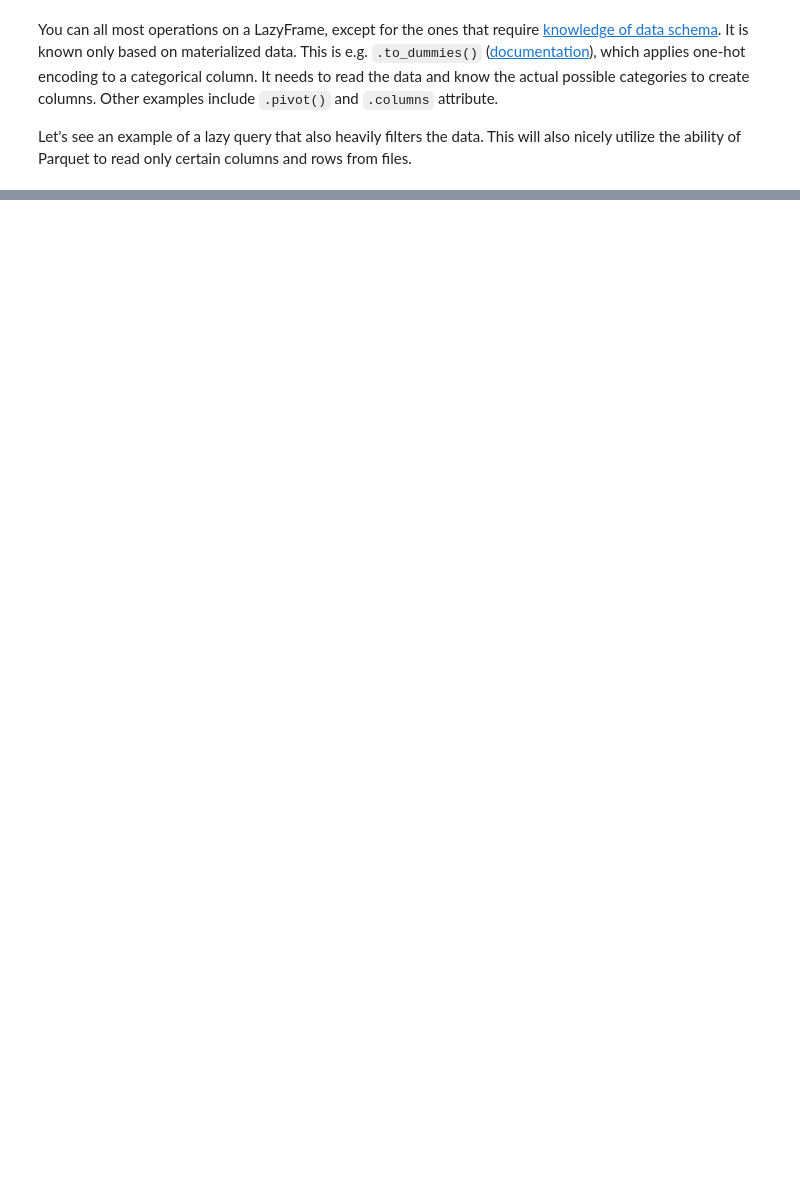
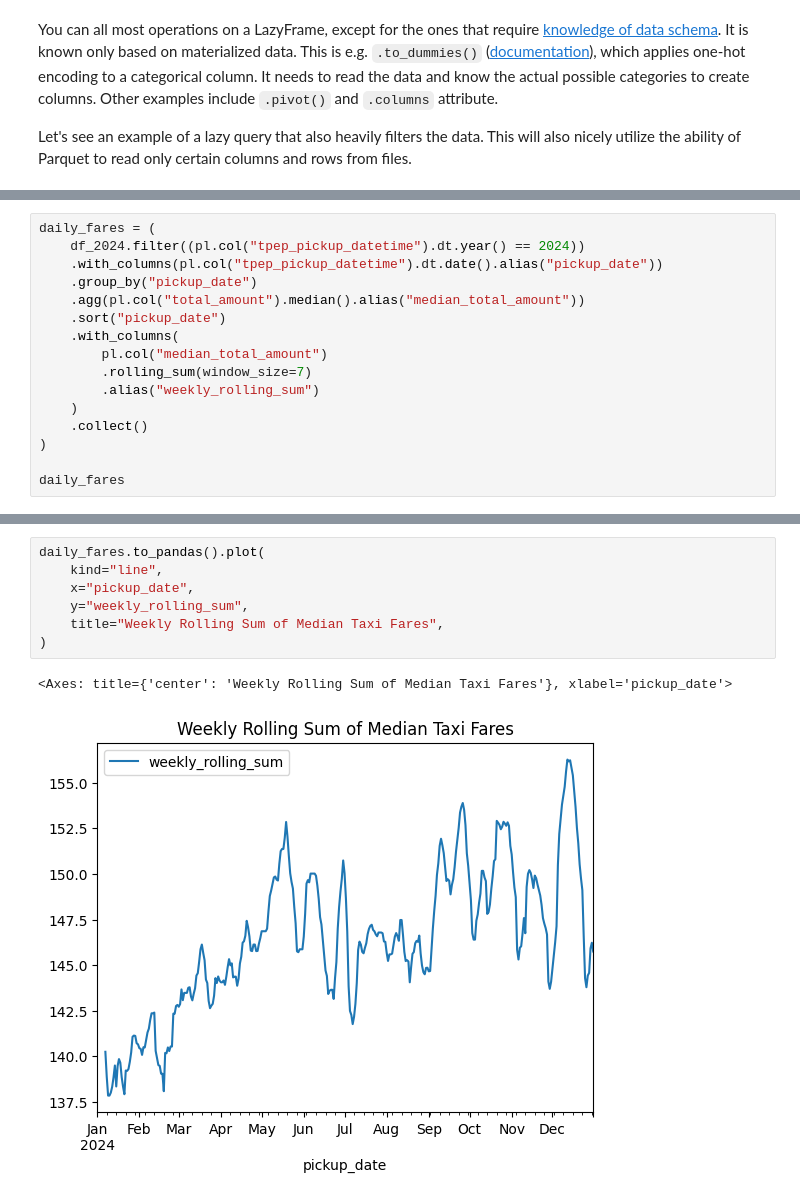
Before and after one commit to lkwinta/mlops, a Jupyter notebook: lab3/lab/notebook_polars.ipynb, the cells around one changed output, grey strips where cells are left out. Drawn from its saved outputs; the diff is of its cells as text; blank space fills up the shorter version.

```diff
--- a/lab3/lab/notebook_polars.ipynb
+++ b/lab3/lab/notebook_polars.ipynb
@@ -821,0 +1124,16 @@ Let's see an example of a lazy query that also heavily filters the data. This wi
+# %%
+daily_fares = (
+    df_2024.filter((pl.col("tpep_pickup_datetime").dt.year() == 2024))
+    .with_columns(pl.col("tpep_pickup_datetime").dt.date().alias("pickup_date"))
+    .group_by("pickup_date")
+    .agg(pl.col("total_amount").median().alias("median_total_amount"))
+    .sort("pickup_date")
+    .with_columns(
+        pl.col("median_total_amount")
+        .rolling_sum(window_size=7)
+        .alias("weekly_rolling_sum")
+    )
+    .collect()
+)
+
+daily_fares
@@ -821,0 +1155,10 @@ Let's see an example of a lazy query that also heavily filters the data. This wi
+# %%
+daily_fares.to_pandas().plot(
+    kind="line",
+    x="pickup_date",
+    y="weekly_rolling_sum",
+    title="Weekly Rolling Sum of Median Taxi Fares",
+)
+# %% [output]
+<Axes: title={'center': 'Weekly Rolling Sum of Median Taxi Fares'}, xlabel='pickup_date'>
+[figure, added]
```
Also changed, not shown: parts of 40 cells of this notebook, 2 other files.
